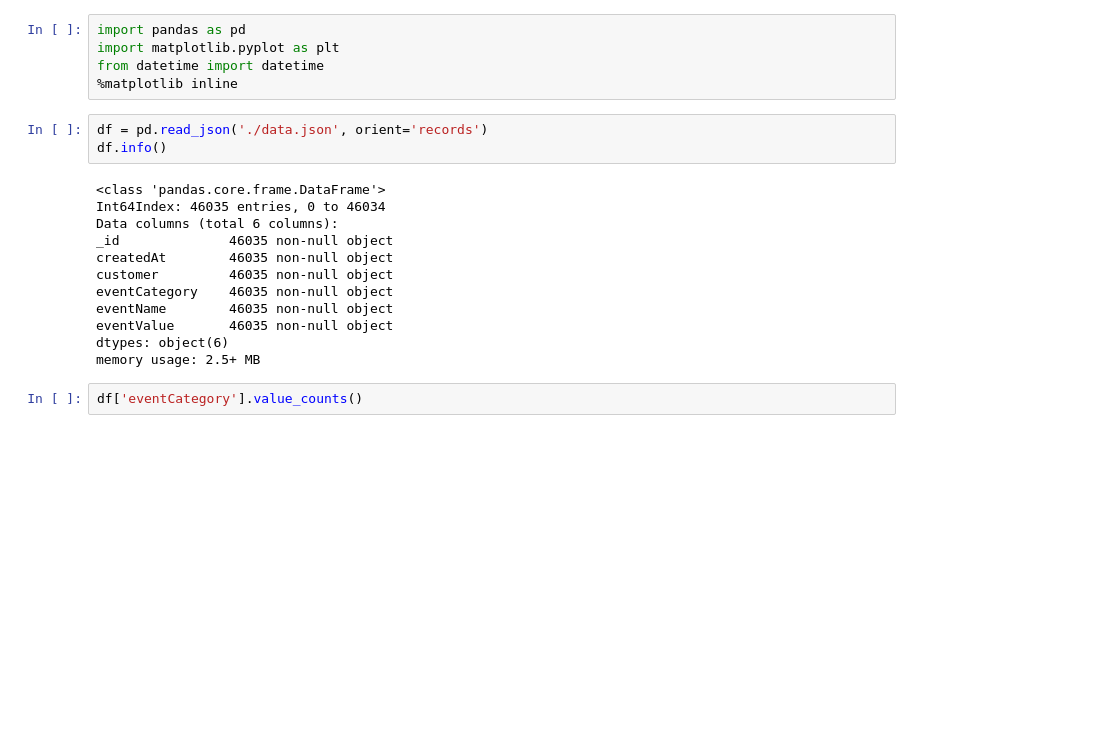
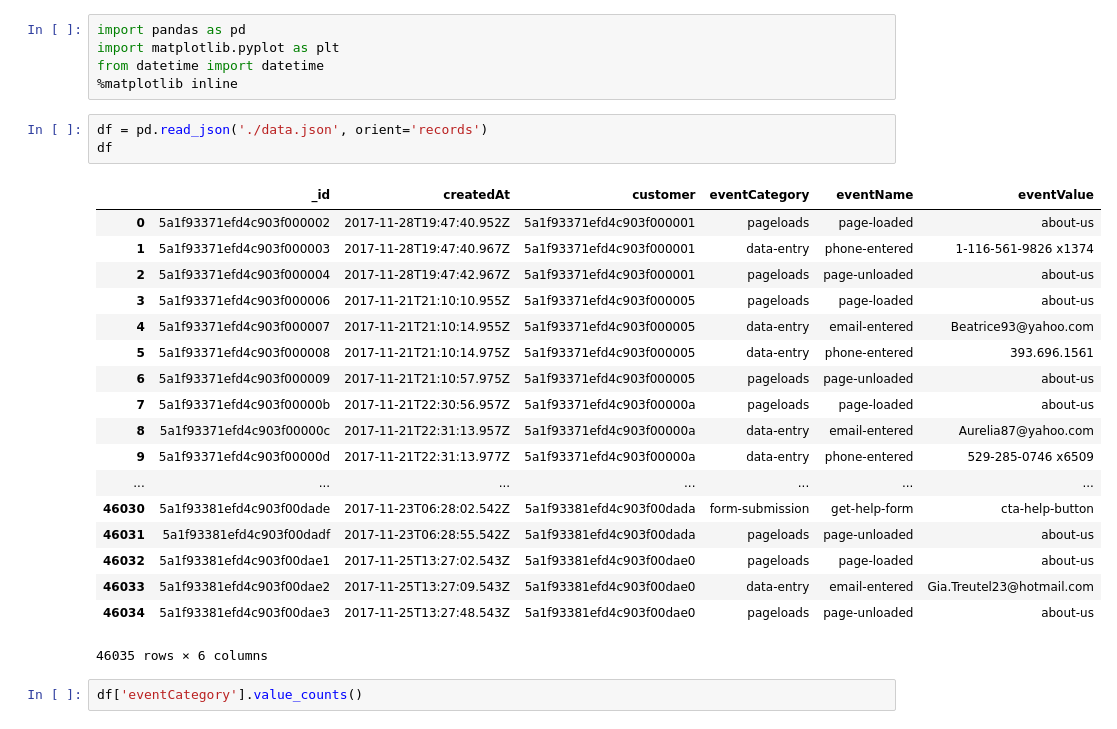
Before and after one commit to achrome/ux-data-gathering, a Jupyter notebook: ux-data-gathering.ipynb, the cells around one changed output. Saved outputs shown, nothing was run; the diff lists cells and outputs as text; blank space fills up the shorter version.

```diff
--- a/ux-data-gathering.ipynb
+++ b/ux-data-gathering.ipynb
@@ -5,19 +5,26 @@ from datetime import datetime
 %matplotlib inline
 # %%
 df = pd.read_json('./data.json', orient='records')
-df.info()
+df
 # %% [output]
+|  | _id | createdAt | customer | eventCategory | eventName | eventValue |
+| 0 | 5a1f93371efd4c903f000002 | 2017-11-28T19:47:40.952Z | 5a1f93371efd4c903f000001 | pageloads | page-loaded | about-us |
+| 1 | 5a1f93371efd4c903f000003 | 2017-11-28T19:47:40.967Z | 5a1f93371efd4c903f000001 | data-entry | phone-entered | 1-116-561-9826 x1374 |
+| 2 | 5a1f93371efd4c903f000004 | 2017-11-28T19:47:42.967Z | 5a1f93371efd4c903f000001 | pageloads | page-unloaded | about-us |
+| 3 | 5a1f93371efd4c903f000006 | 2017-11-21T21:10:10.955Z | 5a1f93371efd4c903f000005 | pageloads | page-loaded | about-us |
+| 4 | 5a1f93371efd4c903f000007 | 2017-11-21T21:10:14.955Z | 5a1f93371efd4c903f000005 | data-entry | email-entered | Beatrice93@yahoo.com |
+| 5 | 5a1f93371efd4c903f000008 | 2017-11-21T21:10:14.975Z | 5a1f93371efd4c903f000005 | data-entry | phone-entered | 393.696.1561 |
+| 6 | 5a1f93371efd4c903f000009 | 2017-11-21T21:10:57.975Z | 5a1f93371efd4c903f000005 | pageloads | page-unloaded | about-us |
+| 7 | 5a1f93371efd4c903f00000b | 2017-11-21T22:30:56.957Z | 5a1f93371efd4c903f00000a | pageloads | page-loaded | about-us |
+| 8 | 5a1f93371efd4c903f00000c | 2017-11-21T22:31:13.957Z | 5a1f93371efd4c903f00000a | data-entry | email-entered | Aurelia87@yahoo.com |
+| 9 | 5a1f93371efd4c903f00000d | 2017-11-21T22:31:13.977Z | 5a1f93371efd4c903f00000a | data-entry | phone-entered | 529-285-0746 x6509 |
+| ... | ... | ... | ... | ... | ... | ... |
+| 46030 | 5a1f93381efd4c903f00dade | 2017-11-23T06:28:02.542Z | 5a1f93381efd4c903f00dada | form-submission | get-help-form | cta-help-button |
+| 46031 | 5a1f93381efd4c903f00dadf | 2017-11-23T06:28:55.542Z | 5a1f93381efd4c903f00dada | pageloads | page-unloaded | about-us |
+| 46032 | 5a1f93381efd4c903f00dae1 | 2017-11-25T13:27:02.543Z | 5a1f93381efd4c903f00dae0 | pageloads | page-loaded | about-us |
+| 46033 | 5a1f93381efd4c903f00dae2 | 2017-11-25T13:27:09.543Z | 5a1f93381efd4c903f00dae0 | data-entry | email-entered | Gia.Treutel23@hotmail.com |
+| 46034 | 5a1f93381efd4c903f00dae3 | 2017-11-25T13:27:48.543Z | 5a1f93381efd4c903f00dae0 | pageloads | page-unloaded | about-us |
-<class 'pandas.core.frame.DataFrame'>
-Int64Index: 46035 entries, 0 to 46034
-Data columns (total 6 columns):
-_id              46035 non-null object
-createdAt        46035 non-null object
-customer         46035 non-null object
-eventCategory    46035 non-null object
-eventName        46035 non-null object
-eventValue       46035 non-null object
-dtypes: object(6)
-memory usage: 2.5+ MB
+46035 rows × 6 columns
 # %%
 df['eventCategory'].value_counts()
 # %% [output]
```
Also changed, not shown: parts of 3 cells of this notebook, 1 other file.
